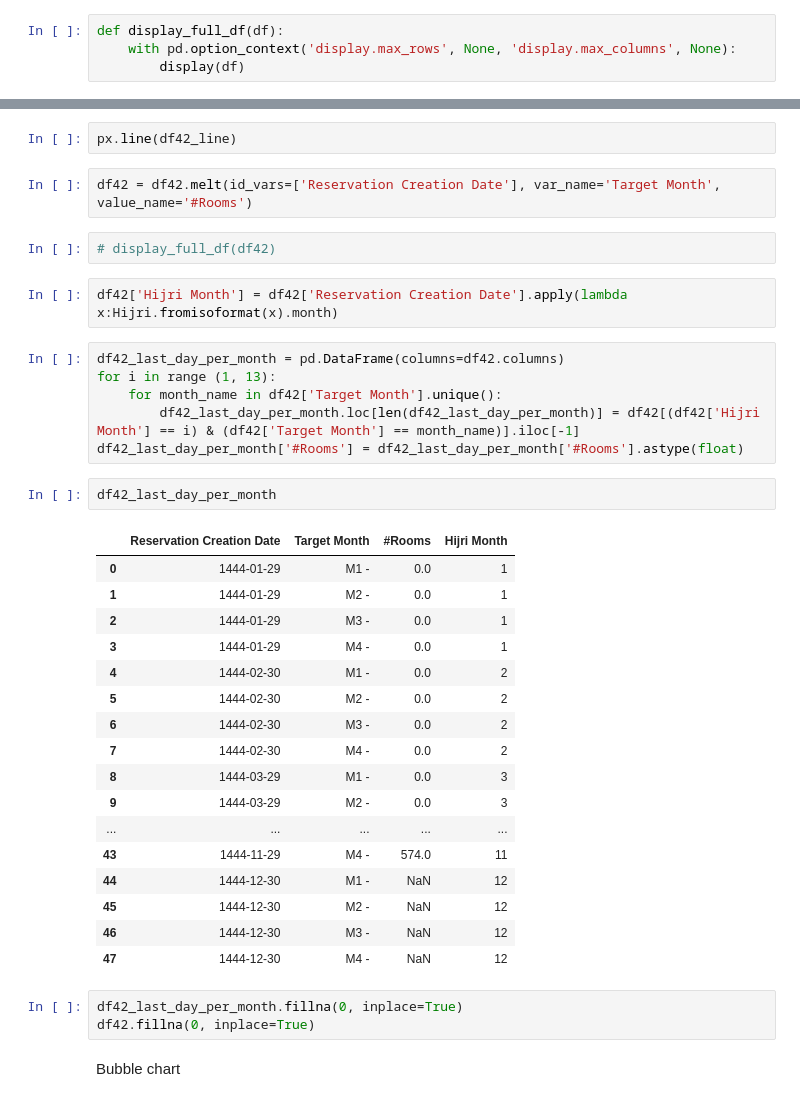
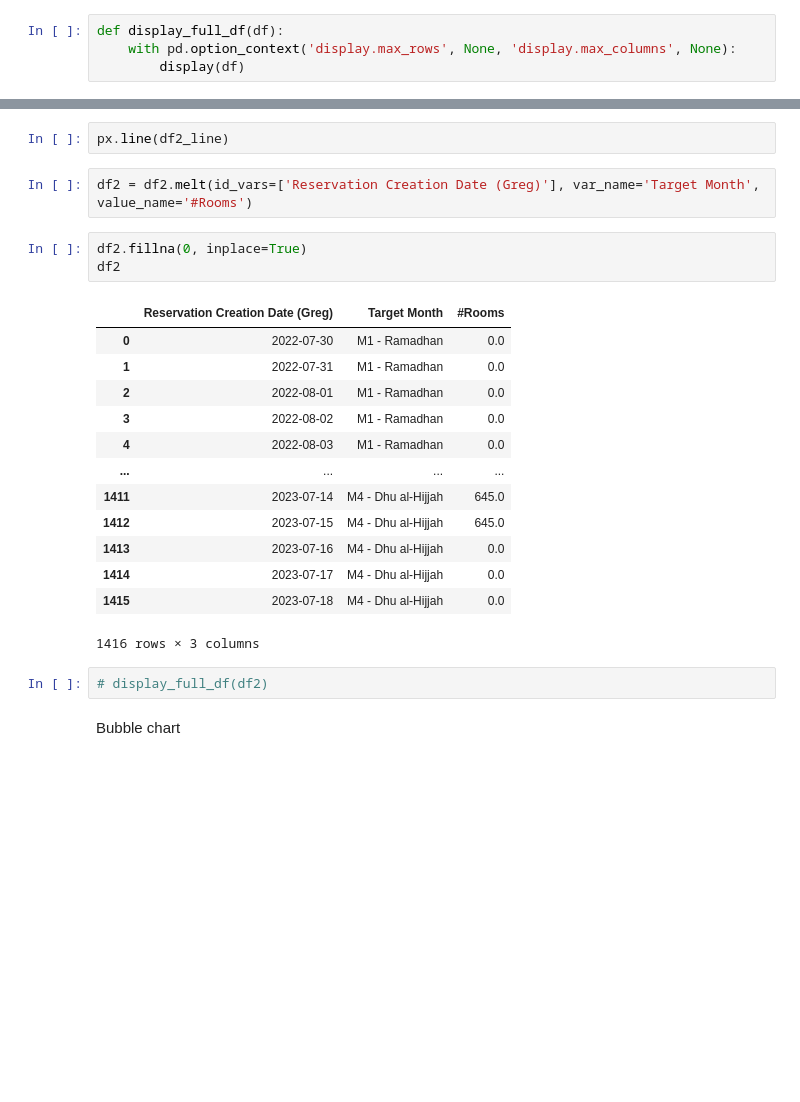
Before and after one commit to Ziadmohamed345/k2s-hotel-reservation, a Jupyter notebook: util-res-task/util-res-data-monthly-vis.ipynb, the cells around one changed output, grey strips where cells are left out. Drawn from its saved outputs; the diff is of its cells as text; blank space fills up the shorter version.

```diff
--- a/util-res-task/util-res-data-monthly-vis.ipynb
+++ b/util-res-task/util-res-data-monthly-vis.ipynb
@@ -75,40 +52,26 @@ df42
 # %%
-px.line(df42_line)
+px.line(df2_line)
 # %%
-df42 = df42.melt(id_vars=['Reservation Creation Date'], var_name='Target Month', value_name='#Rooms')
+df2 = df2.melt(id_vars=['Reservation Creation Date (Greg)'], var_name='Target Month', value_name='#Rooms')
+# %%
+df2.fillna(0, inplace=True)
+df2
+# %% [output]
+|  | Reservation Creation Date (Greg) | Target Month | #Rooms |
+| 0 | 2022-07-30 | M1 - Ramadhan | 0.0 |
+| 1 | 2022-07-31 | M1 - Ramadhan | 0.0 |
+| 2 | 2022-08-01 | M1 - Ramadhan | 0.0 |
+| 3 | 2022-08-02 | M1 - Ramadhan | 0.0 |
+| 4 | 2022-08-03 | M1 - Ramadhan | 0.0 |
+| ... | ... | ... | ... |
+| 1411 | 2023-07-14 | M4 - Dhu al-Hijjah | 645.0 |
+| 1412 | 2023-07-15 | M4 - Dhu al-Hijjah | 645.0 |
+| 1413 | 2023-07-16 | M4 - Dhu al-Hijjah | 0.0 |
+| 1414 | 2023-07-17 | M4 - Dhu al-Hijjah | 0.0 |
+| 1415 | 2023-07-18 | M4 - Dhu al-Hijjah | 0.0 |
+1416 rows × 3 columns
 # %%
-# display_full_df(df42)
+# display_full_df(df2)
-# %%
-df42['Hijri Month'] = df42['Reservation Creation Date'].apply(lambda x:Hijri.fromisoformat(x).month)
-# %%
-df42_last_day_per_month = pd.DataFrame(columns=df42.columns)
-for i in range (1, 13):
-    for month_name in df42['Target Month'].unique():
-        df42_last_day_per_month.loc[len(df42_last_day_per_month)] = df42[(df42['Hijri Month'] == i) & (df42['Target Month'] == month_name)].iloc[-1]
-df42_last_day_per_month['#Rooms'] = df42_last_day_per_month['#Rooms'].astype(float)
-# %%
-df42_last_day_per_month
-# %% [output]
-|  | Reservation Creation Date | Target Month | #Rooms | Hijri Month |
-| 0 | 1444-01-29 | M1 - | 0.0 | 1 |
-| 1 | 1444-01-29 | M2 - | 0.0 | 1 |
-| 2 | 1444-01-29 | M3 - | 0.0 | 1 |
-| 3 | 1444-01-29 | M4 - | 0.0 | 1 |
-| 4 | 1444-02-30 | M1 - | 0.0 | 2 |
-| 5 | 1444-02-30 | M2 - | 0.0 | 2 |
-| 6 | 1444-02-30 | M3 - | 0.0 | 2 |
-| 7 | 1444-02-30 | M4 - | 0.0 | 2 |
-| 8 | 1444-03-29 | M1 - | 0.0 | 3 |
-| 9 | 1444-03-29 | M2 - | 0.0 | 3 |
-| ... | ... | ... | ... | ... |
-| 43 | 1444-11-29 | M4 - | 574.0 | 11 |
-| 44 | 1444-12-30 | M1 - | NaN | 12 |
-| 45 | 1444-12-30 | M2 - | NaN | 12 |
-| 46 | 1444-12-30 | M3 - | NaN | 12 |
-| 47 | 1444-12-30 | M4 - | NaN | 12 |
-# %%
-df42_last_day_per_month.fillna(0, inplace=True)
-df42.fillna(0, inplace=True)
 # %% [markdown]
 Bubble chart
 # %%
```
Also changed, not shown: parts of 12 cells of this notebook, 26 other files.
